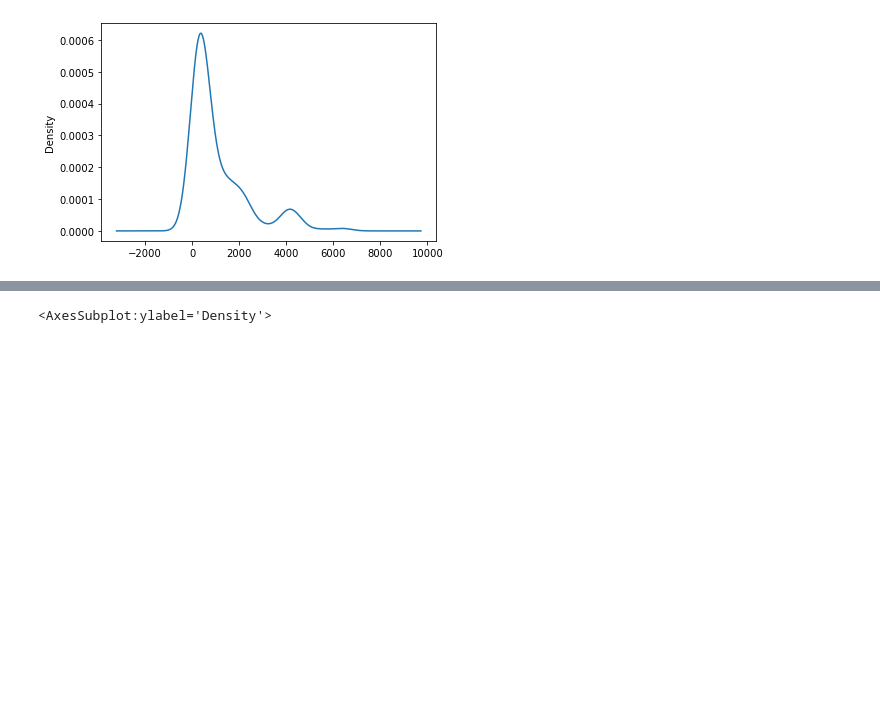
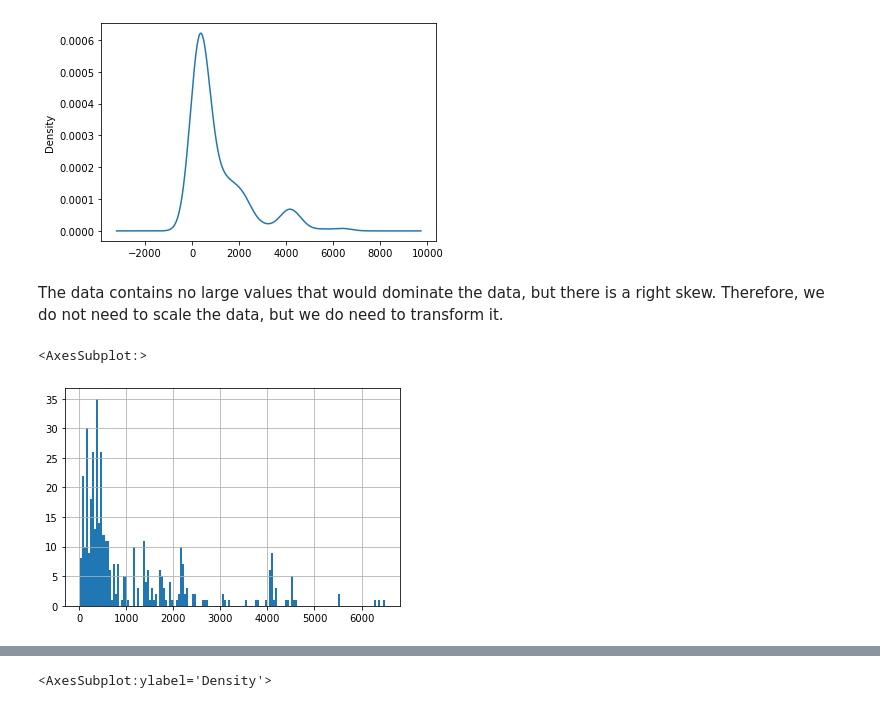
Before and after one commit to mencer456/Assignment-2-Linear-Regression, a Jupyter notebook: Assignment2.ipynb, the cells around one changed output, grey strips where cells are left out. Saved outputs shown, nothing was run; the diff lists cells and outputs as text; code cells hidden in the pictures; blank space fills up the shorter version.

```diff
--- a/Assignment2.ipynb
+++ b/Assignment2.ipynb
@@ -251,3 +256,10 @@ df['X3 distance to the nearest MRT station'].plot.density()
 # %% [output]
 <AxesSubplot:ylabel='Density'>
 [figure]
+# %% [markdown]
+The data contains no large values that would dominate the data, but there is a right skew. Therefore, we do not need to scale the data, but we do need to transform it.
+# %%
+df['X3 distance to the nearest MRT station'].hist(bins=150)
+# %% [output]
+<AxesSubplot:>
+[figure, added]
```
Also changed, not shown: parts of 16 cells of this notebook.
